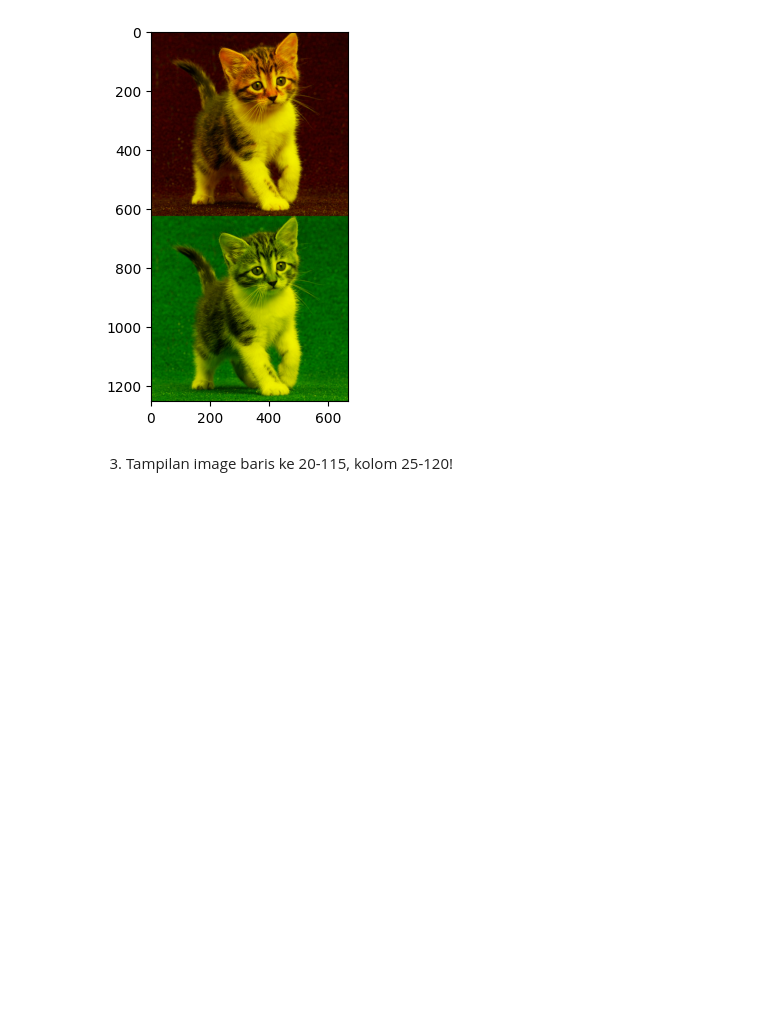
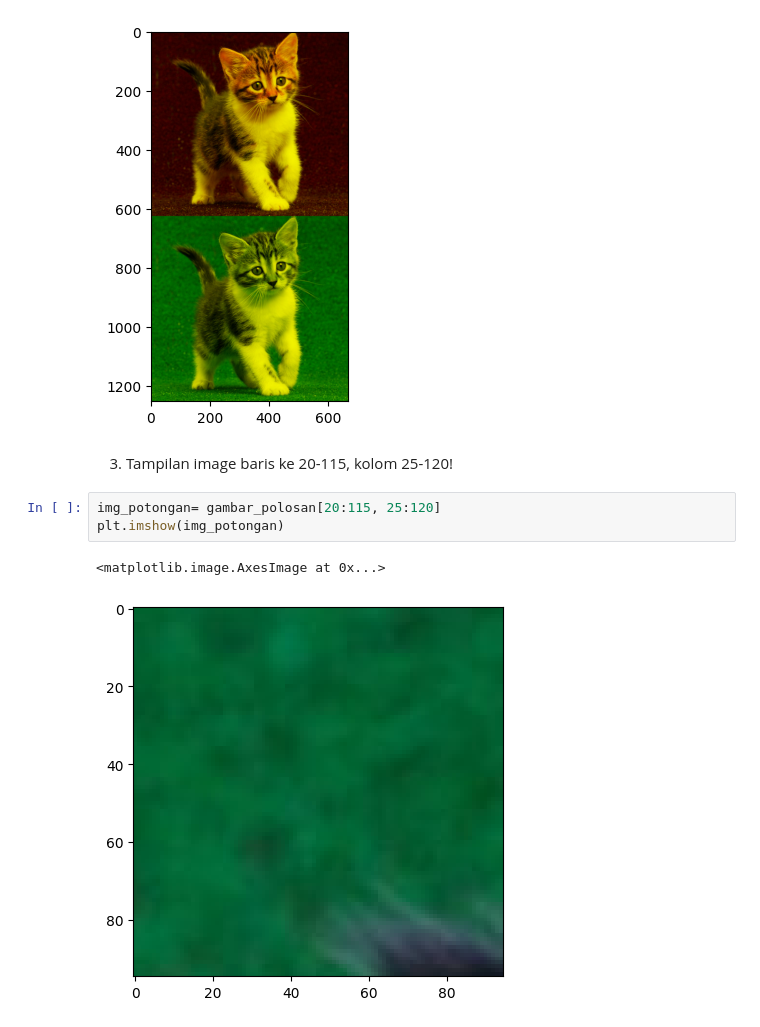
Before and after one commit to AzisilhamK463/PCVK_2023, a Jupyter notebook: week2.ipynb, the cells around one changed output. Saved outputs shown, nothing was run; the diff lists cells and outputs as text; blank space fills up the shorter version.

```diff
--- a/week2.ipynb
+++ b/week2.ipynb
@@ -201,3 +201,9 @@ plt.imshow(final_frame)
 [figure]
 # %% [markdown]
 3.  Tampilan image baris ke 20-115, kolom 25-120!
+# %%
+img_potongan= gambar_polosan[20:115, 25:120]
+plt.imshow(img_potongan)
+# %% [output]
+<matplotlib.image.AxesImage at 0x...>
+[figure, added]
```
Also changed, not shown: parts of 7 cells of this notebook.
